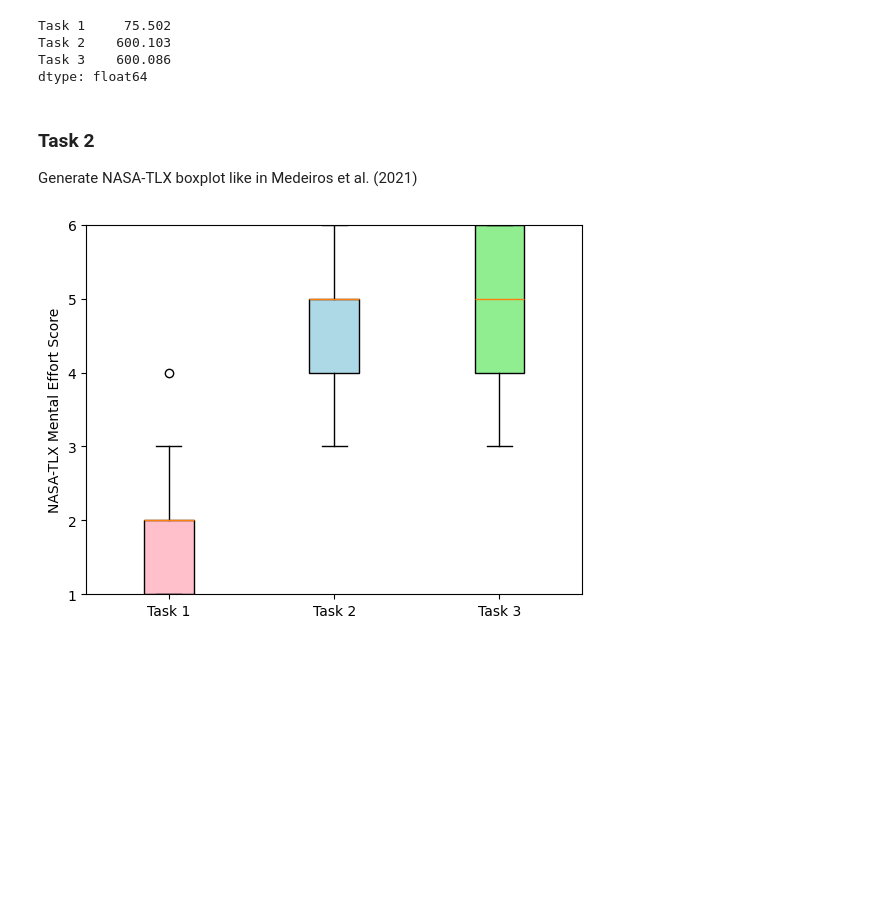
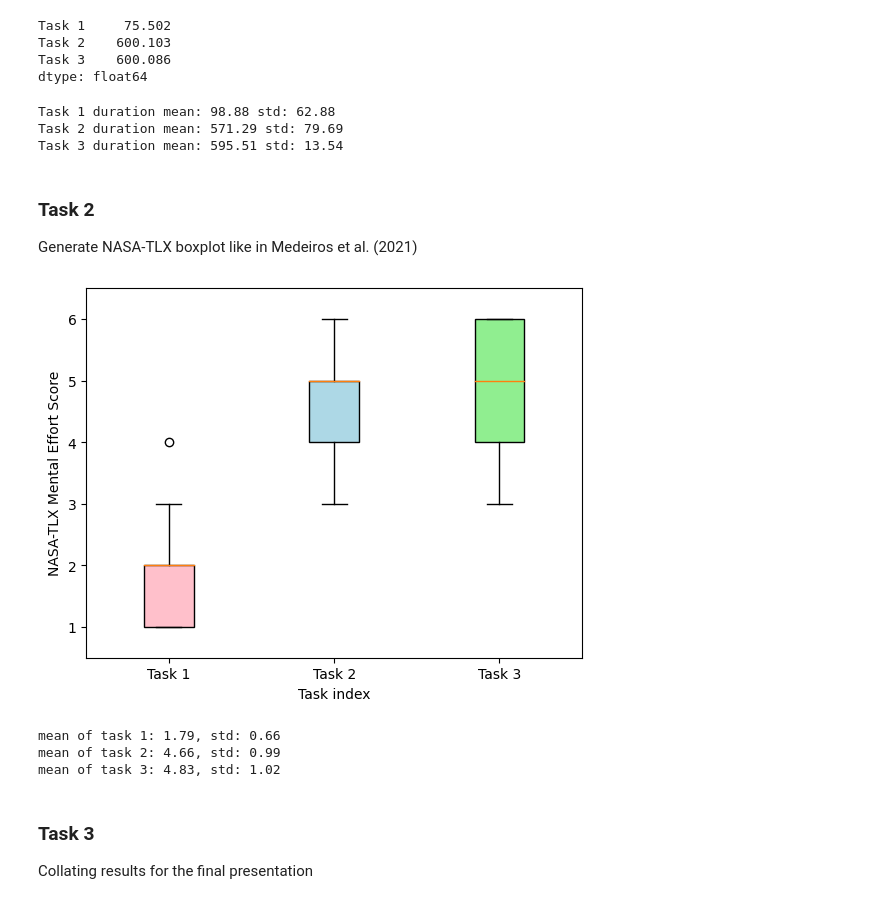
Before and after one commit to alisher-turubayev/dh-eeg-thesis, a Jupyter notebook: scripts/data_analysis.ipynb, the cells around one changed output. Cells and saved outputs as stored; diff of their text form; code cells hidden in the pictures; blank space fills up the shorter version.

```diff
--- a/scripts/data_analysis.ipynb
+++ b/scripts/data_analysis.ipynb
@@ -113,6 +116,14 @@ Task 1     75.502
 Task 2    600.103
 Task 3    600.086
 dtype: float64
+# %%
+print('Task 1 duration mean: {:.2f} std: {:.2f}'.format(98.884571, 62.881100))
+print('Task 2 duration mean: {:.2f} std: {:.2f}'.format(571.292238, 79.690108))
+print('Task 3 duration mean: {:.2f} std: {:.2f}'.format(595.514524, 13.542326))
+# %% [output]
+Task 1 duration mean: 98.88 std: 62.88
+Task 2 duration mean: 571.29 std: 79.69
+Task 3 duration mean: 595.51 std: 13.54
 # %% [markdown]
 ### Task 2
 
@@ -124,10 +135,23 @@ tlx_task2 = [5,5,4,6,3,5,5,3,6,4,5,4,6,5,4,3,3,6,5,4,4,6,4,6,4,4,6,5,5]
 tlx_task3 = [5,5,3,5,4,6,4,3,5,5,5,6,6,6,5,4,4,6,4,6,5,5,4,6,3,5,6,3,6]
 # %%
 bplot = plt.boxplot([tlx_task1, tlx_task2, tlx_task3], vert = True, patch_artist = True, labels = ['Task 1', 'Task 2', 'Task 3'])
-plt.ylim(1, 6)
+plt.ylim(0.5, 6.5)
 plt.ylabel('NASA-TLX Mental Effort Score')
+plt.xlabel('Task index')
 colors = ['pink', 'lightblue', 'lightgreen']
 for patch, color in zip(bplot['boxes'], colors):
     patch.set_facecolor(color)
 # %% [output]
-[figure, old version]
+[figure, new version]
+# %%
+print('mean of task 1: {:.2f}, std: {:.2f}'.format(np.mean(tlx_task1), np.std(tlx_task1)))
+print('mean of task 2: {:.2f}, std: {:.2f}'.format(np.mean(tlx_task2), np.std(tlx_task2)))
+print('mean of task 3: {:.2f}, std: {:.2f}'.format(np.mean(tlx_task3), np.std(tlx_task3)))
+# %% [output]
+mean of task 1: 1.79, std: 0.66
+mean of task 2: 4.66, std: 0.99
+mean of task 3: 4.83, std: 1.02
+# %% [markdown]
+### Task 3
+
+Collating results for the final presentation
```
Also changed, not shown: parts of 44 cells of this notebook, 1 other file.
